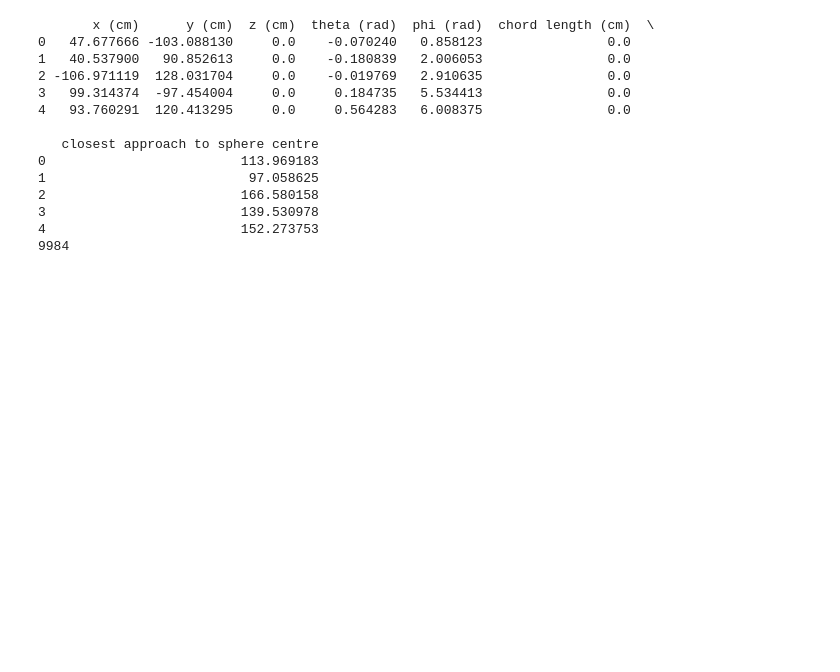
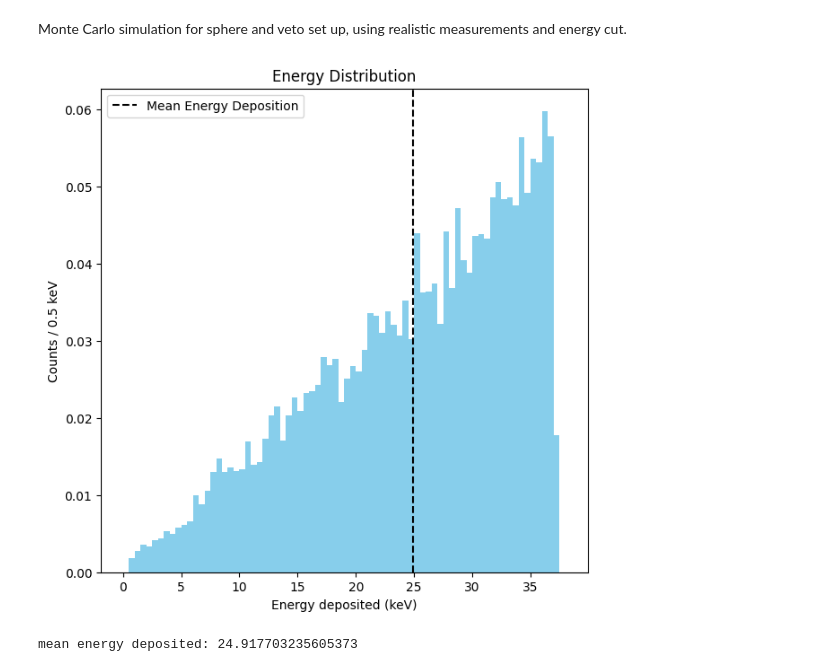
Before and after one commit to hhuckvale/DMProject, a Jupyter notebook: Sphere_and_Simulations/Final_Realistic_MC_simulation.ipynb, the cells around one changed output. Saved outputs shown, nothing was run; the diff lists cells and outputs as text; code cells hidden in the pictures; blank space fills up the shorter version.

```diff
--- a/Sphere_and_Simulations/Final_Realistic_MC_simulation.ipynb
+++ b/Sphere_and_Simulations/Final_Realistic_MC_simulation.ipynb
@@ -1,7 +1,11 @@
+# %% [markdown]
+Monte Carlo simulation for sphere and veto set up, using realistic measurements and energy cut.
 # %%
 import numpy as np
 import pandas as pd
 import matplotlib.pyplot as plt
+
+energy_threshold_keV = 0
 
 N=1000000
 square_length = 300 #in cm
@@ -18,6 +22,16 @@ dy = np.zeros(N)
 dz = np.zeros(N)
 b = np.zeros(N)
 chord = np.zeros(N)
+energy_dep_keV = np.zeros(N)
+pressure_bar = 0.5 #in bars
+pressure_pa = pressure_bar*(1e5)
+room_temp = 293 #in Kelvin
+#gas_A = 28 #for N_2
+#dEdx_mass = 1.825 #MeV/gcm^2
+gas_A = 39.52 #for argon methane
+dEdx_mass = 1.526 #MeV/gcm^2
+density = (pressure_pa*gas_A)/(8.31*room_temp) / (1e6)
+dEdx = dEdx_mass * density * 1000 #in keV/cm
 
 
 for muon in range(N):
@@ -44,48 +58,51 @@ for muon in range(N):
     dz[muon] = -np.cos(theta[muon])
 
 
     #origins = (x0,y0,z0=0) = O
     #directions = (dx,dy,dz) = D
     #sphere centre = (0,0,-d)
     O = np.array([x0[muon], y0[muon], z0[muon]])
     D = np.array([dx[muon], dy[muon], dz[muon]])
     O_C = O - sphere_centre
 
     b[muon] = np.linalg.norm(np.cross(O_C, D))
 
     chord[muon] = 0
 
     if b[muon] < sphere_radius:
         chord[muon] = 2*np.sqrt(sphere_radius**2 - b[muon]**2)
     else:
         chord[muon] = 0
 
-
+    #multiply dE/dx by length to find dE deposited
+    energy_dep_keV[muon] = dEdx * chord[muon]
 
 df = pd.DataFrame({
     "x (cm)": x0,
     "y (cm)": y0,
     "z (cm)": z0,
     "theta (rad)": theta,
     "phi (rad)": phi,
     "chord length (cm)": chord,
-    "closest approach to sphere centre": b
+    "closest approach to sphere centre": b,
+    "energy deposited in sphere": energy_dep_keV
 })
 
-print(df.head())
-print(np.sum(chord > 0))
+bins = np.arange(0, np.max(energy_dep_keV) + 1, 0.5)
+plt.figure(figsize=(7,7))
+plt.hist(energy_dep_keV[energy_dep_keV>0], bins=bins, color='skyblue', density=True)
+plt.xlabel("Energy deposited (keV)")
+plt.ylabel("Counts / 0.5 keV")
+plt.title("Energy Distribution")
+plt.axvline(np.mean(energy_dep_keV[energy_dep_keV > 0]),color='k',linestyle='--',label="Mean Energy Deposition")
+plt.legend()
+plt.show()
+
+mean_energy = np.mean(energy_dep_keV[energy_dep_keV > 0])
+print('mean energy deposited:',mean_energy)
+
+#print(df.head())
+#print(np.sum(chord > 0))
 # %% [output]
+[figure, added]
-       x (cm)      y (cm)  z (cm)  theta (rad)  phi (rad)  chord length (cm)  \
-0   47.677666 -103.088130     0.0    -0.070240   0.858123                0.0
-1   40.537900   90.852613     0.0    -0.180839   2.006053                0.0
-2 -106.971119  128.031704     0.0    -0.019769   2.910635                0.0
-3   99.314374  -97.454004     0.0     0.184735   5.534413                0.0
-4   93.760291  120.413295     0.0     0.564283   6.008375                0.0
-
-   closest approach to sphere centre
-0                         113.969183
-1                          97.058625
-2                         166.580158
-3                         139.530978
-4                         152.273753
-9984
+mean energy deposited: 24.917703235605373
```
Also changed, not shown: parts of 5 cells of this notebook, 16 other files.
